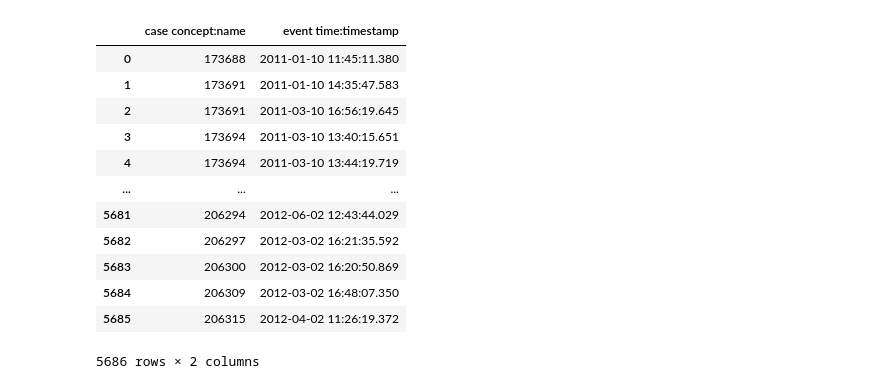
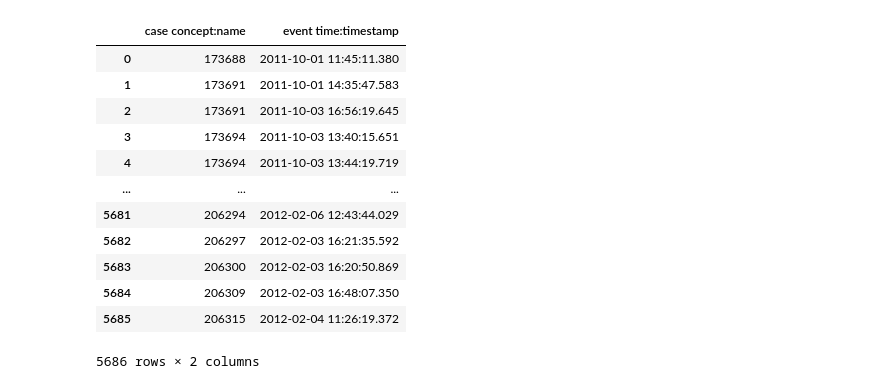
Before and after one commit to Elite-NL/Process_Mining, a Jupyter notebook: Baseline Predict Next Step.ipynb, the cells around one changed output. Saved outputs shown, nothing was run; the diff lists cells and outputs as text; code cells hidden in the pictures.

```diff
--- a/Baseline Predict Next Step.ipynb
+++ b/Baseline Predict Next Step.ipynb
@@ -32,7 +32,7 @@ df.head(10)
 | 8 | 8589934592 | 173694 | 2011-10-01T08:10:30.287+02:00 | 7000 | A_SUBMITTED | COMPLETE | ... |
 | 9 | 8589934593 | 173694 | 2011-10-01T08:10:30.287+02:00 | 7000 | A_PARTLYSUBMITTED | COMPLETE | ... |
 # %%
-# Defining some variables
+# Defining database-specific variables
 case_column = "case concept:name"
 registration_time_column = "case REG_DATE"
 event_column = "event concept:name"
@@ -41,17 +41,16 @@ position_column = "Position"
 predicted_next_event_column = "Prediction for Next Activity"
 predicted_next_timestamp_column = "Prediction for Next Timestamp"
 time_since_registration_column = "Time Since Registration"
+day_of_week_column = "day_of_week"
+month_of_year_column = "month_of_year"
 offer_sent = 'O_SENT' # the name a of a sent offer state within event_column
+timeformat_registration = "%Y-%m-%dT%H:%M:%S" # new time format
+timeformat_timestamp = "%d-%m-%Y %H:%M:%S.%f"
 # %%
-timeformat_registration = "%Y-%m-%dT%H:%M:%S" # new time format
-timeformat_timestamp = "%d-%m-%Y %H:%M:%S.%f"
 df[registration_time_column]= [re.sub('\..*|\+.*','',a,flags=re.DOTALL) for a in df[registration_time_column]]
 df[registration_time_column] = [datetime.strptime(date, timeformat_registration) for date in df[registration_time_column]]
 df[timestamp_column] = [datetime.strptime(date, timeformat_timestamp) for date in df[timestamp_column]]
-df[time_since_registration_column] = df[timestamp_column] - df[registration_time_column]
 df = df.sort_values(by=[case_column, timestamp_column])  # sort values by user and time of event
-df = df.reset_index()
-df[position_column] = 1  # add a new column for the number of the event in the process
 df.info()
 # %% [output]
 <class 'pandas.core.frame.DataFrame'>
@@ -73,5 +70,6 @@ memory usage: 14.7+ MB
 # %%
 # adding the day of the week and month of the year columns
 
-df['day_of_week'] = df[timestamp_column].dt.day_name()
-df['month_of_year'] = df[timestamp_column].dt.month_name()
+df[time_since_registration_column] = df[timestamp_column] - df[registration_time_column] # Adding time since registration
+df[day_of_week_column] = df[timestamp_column].dt.day_name()
+df[month_of_year_column] = df[timestamp_column].dt.month_name()
@@ -92,20 +76,20 @@ df['month_of_year'] = df[timestamp_column].dt.month_name()
 # %%
 # creating a dataframe containing the name and time of a case at the time it was pre-accepted
 offer_sent_mask = df[event_column] == offer_sent
-case_check = df[offer_sent_mask][[case_column,timestamp_column]].reset_index(drop=True)
+case_check = df[offer_sent_mask][[case_column,timestamp_column]].copy().reset_index(drop=True)
 case_check
 # %% [output]
 |  | case concept:name | event time:timestamp |
-| 0 | 173688 | 2011-01-10 11:45:11.380 |
-| 1 | 173691 | 2011-01-10 14:35:47.583 |
-| 2 | 173691 | 2011-03-10 16:56:19.645 |
-| 3 | 173694 | 2011-03-10 13:40:15.651 |
-| 4 | 173694 | 2011-03-10 13:44:19.719 |
+| 0 | 173688 | 2011-10-01 11:45:11.380 |
+| 1 | 173691 | 2011-10-01 14:35:47.583 |
+| 2 | 173691 | 2011-10-03 16:56:19.645 |
+| 3 | 173694 | 2011-10-03 13:40:15.651 |
+| 4 | 173694 | 2011-10-03 13:44:19.719 |
 | ... | ... | ... |
-| 5681 | 206294 | 2012-06-02 12:43:44.029 |
-| 5682 | 206297 | 2012-03-02 16:21:35.592 |
-| 5683 | 206300 | 2012-03-02 16:20:50.869 |
-| 5684 | 206309 | 2012-03-02 16:48:07.350 |
-| 5685 | 206315 | 2012-04-02 11:26:19.372 |
+| 5681 | 206294 | 2012-02-06 12:43:44.029 |
+| 5682 | 206297 | 2012-02-03 16:21:35.592 |
+| 5683 | 206300 | 2012-02-03 16:20:50.869 |
+| 5684 | 206309 | 2012-02-03 16:48:07.350 |
+| 5685 | 206315 | 2012-02-04 11:26:19.372 |
 5686 rows × 2 columns
 # %%
```
Also changed, not shown: parts of 14 cells of this notebook.
